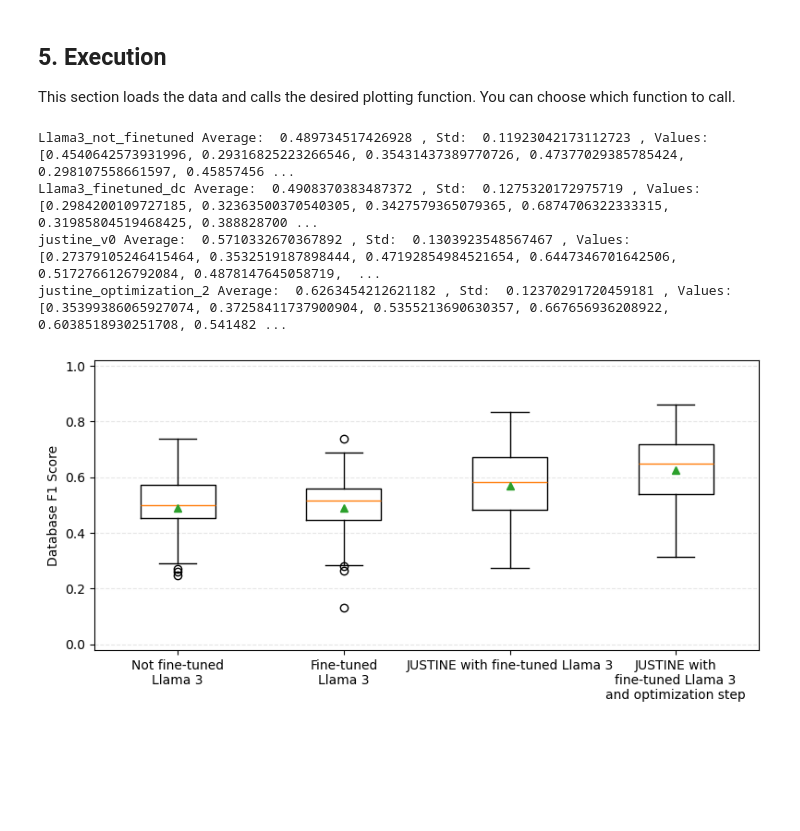
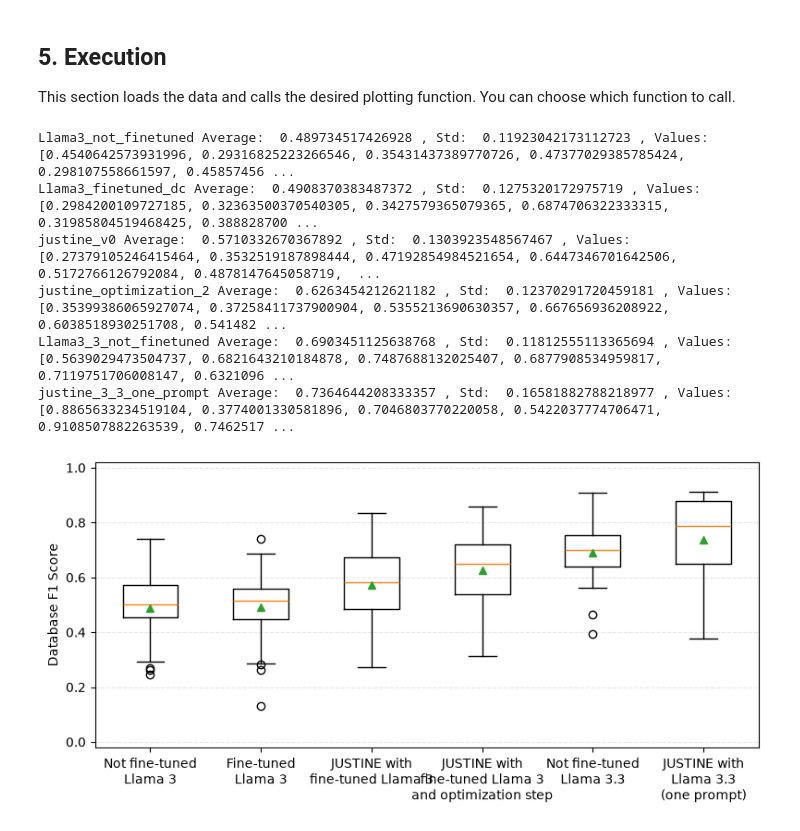
Before and after one commit to leonkrueger/bachelorthesis_evaluation, a Jupyter notebook: plot_results.ipynb, the cells around one changed output. Drawn from its saved outputs; the diff is of its cells as text; code cells hidden in the pictures; blank space fills up the shorter version.

```diff
--- a/plot_results.ipynb
+++ b/plot_results.ipynb
@@ -25,6 +25,7 @@ strategies_to_consider = [
     "justine_v0",
     "justine_optimization_2",
     "Llama3_3_not_finetuned",
+    "justine_3_3_one_prompt",
 ]
 # If True, only data points where all strategies have results will be included.
 require_same_results = False
@@ -59,12 +60,13 @@ strategy_labels = {
     "GPT3_5": "GPT-3.5",
     "GPT4o_mini": "GPT-4o mini",
     "GPT4o": "GPT-4o",
-    "justine_v0": "JUSTINE with fine-tuned Llama 3",
+    "justine_v0": "JUSTINE with\nfine-tuned Llama 3",
     "justine_optimization_1": "Remap Rows\nOptimization",
     "justine_optimization_2": "JUSTINE with\nfine-tuned Llama 3\nand optimization step",
     "justine_optimization_3": "Remap Rows\n-> Table Matching\nOptimization",
     "justine_optimization_4": "Table Matching\n-> Remap Rows\nOptimization",
     "Llama3_3_not_finetuned": "Not fine-tuned\nLlama 3.3",
+    "justine_3_3_one_prompt": "JUSTINE with\nLlama 3.3\n(one prompt)",
 }
 strategy_colors = {
     "gold_standard": "#BBBBBB",
@@ -227,7 +229,6 @@ def boxplot_one_parameter_all_strategies(
     fig.tight_layout()
     plt.savefig(
         os.path.join(
-            "data",
             "plots",
             f"{experiments[0]}{'_selected_strategies' if strategies_to_consider else '_all_strategies'}_{parameter}.pdf",
         ),
@@ -327,7 +328,6 @@ def boxplot_one_parameter_all_strategies_multiple_scores(
     fig.tight_layout()
     plt.savefig(
         os.path.join(
-            "data",
             "plots",
             f"both_f1_scores{'_selected_strategies' if strategies_to_consider else '_all_strategies'}_{parameter}.pdf",
         ),
@@ -560,33 +556,35 @@ This section loads the data and calls the desired plotting function. You can cho
 if len(experiments) > 1:
     loaded_results = []
     for experiment in experiments:
         gs_results, result = load_results(
-            os.path.join("data", "results", f"{experiment}.json"),
+            os.path.join("results", f"{experiment}.json"),
             strategies_to_consider,
             require_same_results,
         )
         loaded_results.append(result)
 else:
     gs_results, results = load_results(
-        os.path.join("data", "results", f"{experiments[0]}.json"),
+        os.path.join("results", f"{experiments[0]}.json"),
         strategies_to_consider,
         require_same_results,
     )
 # Call the desired plotting function here
 # Example for a single experiment:
 if len(experiments) == 1:
     # Call the function for the paper evaluation
     boxplot_one_parameter_all_strategies(gs_results, results, "0.2_0.375_0.5_0.5")
     # boxplot_parameters_all_strategies(gs_results, results)
     # barplot_all_strategies(gs_results, results, "0.2_0.375_0.5_0.5")
     # barplot_ratio_averages(results, "Llama3_finetuned_dc", "0.0")
 # Example for multiple experiments (e.g., for comparing f1 scores):
 if len(experiments) > 1:
     # Call the function for the paper evaluation
     boxplot_one_parameter_all_strategies_multiple_scores(gs_results, loaded_results, "0.2_0.375_0.5_0.5")
 # %% [output]
 Llama3_not_finetuned Average:  0.489734517426928 , Std:  0.11923042173112723 , Values: [0.4540642573931996, 0.29316825223266546, 0.35431437389770726, 0.47377029385785424, 0.298107558661597, 0.45857456 ...
 Llama3_finetuned_dc Average:  0.4908370383487372 , Std:  0.1275320172975719 , Values: [0.2984200109727185, 0.32363500370540305, 0.3427579365079365, 0.6874706322333315, 0.31985804519468425, 0.388828700 ...
 justine_v0 Average:  0.5710332670367892 , Std:  0.1303923548567467 , Values: [0.27379105246415464, 0.3532519187898444, 0.47192854984521654, 0.6447346701642506, 0.5172766126792084, 0.4878147645058719,  ...
 justine_optimization_2 Average:  0.6263454212621182 , Std:  0.12370291720459181 , Values: [0.35399386065927074, 0.37258411737900904, 0.5355213690630357, 0.667656936208922, 0.6038518930251708, 0.541482 ...
+Llama3_3_not_finetuned Average:  0.6903451125638768 , Std:  0.11812555113365694 , Values: [0.5639029473504737, 0.6821643210184878, 0.7487688132025407, 0.6877908534959817, 0.7119751706008147, 0.6321096 ...
+justine_3_3_one_prompt Average:  0.7364644208333357 , Std:  0.16581882788218977 , Values: [0.8865633234519104, 0.3774001330581896, 0.7046803770220058, 0.5422037774706471, 0.9108507882263539, 0.7462517 ...
-[figure, old version]
+[figure, new version]
```
Also changed, not shown: parts of 4 cells of this notebook, 1 other file.
